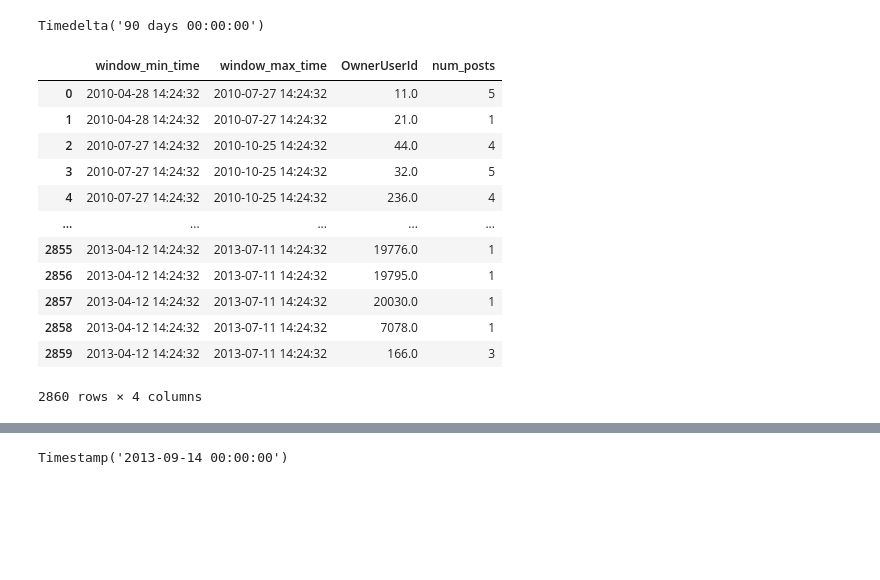
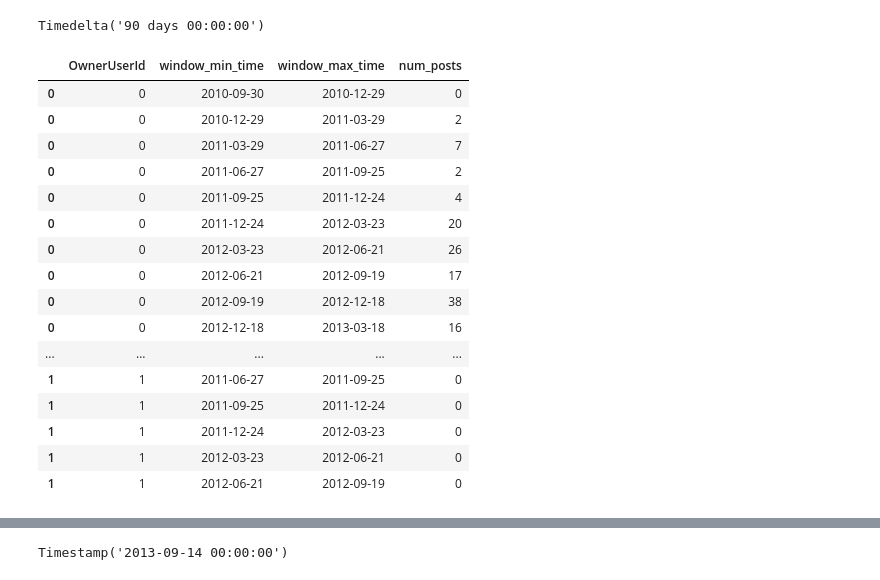
Before and after one commit to snap-stanford/relbench, a Jupyter notebook: examples/forum/analysis.ipynb, the cells around one changed output, grey strips where cells are left out. Saved outputs shown, nothing was run; the diff lists cells and outputs as text; code cells hidden in the pictures; blank space fills up the shorter version.

Commit message:
tested forum dataset and update three tasks (#40)

```diff
--- a/examples/forum/analysis.ipynb
+++ b/examples/forum/analysis.ipynb
@@ -2,7 +2,7 @@
 %load_ext autoreload
 %autoreload 2
 # %%
-from rtb.datasets import get_dataset
+from rtb.datasets.forum import ForumDataset
 
-ds = get_dataset(name="rtb-forum", root="../../data/", process=True)
+ds = ForumDataset(root="../../data", process=False, download=False)
 # %% [output]
@@ -38,5 +58,5 @@ table postHistory , len:  281859
 # %%
-task_name = "user_posts_next_three_months"
+task_name = "UserNumPostsTask"
 window_size = ds.tasks_window_size[task_name]
 window_size
 # %% [output]
@@ -46,18 +66,22 @@ train_table = ds.make_train_table(task_name, window_size)
 val_table = ds.make_val_table(task_name, window_size)
 test_table = ds.make_test_table(task_name, window_size)
 # %%
-train_table.df
+train_table.df.sort_values(["OwnerUserId", "window_min_time"]).head(20)
 # %% [output]
-|  | window_min_time | window_max_time | OwnerUserId | num_posts |
-| 0 | 2010-04-28 14:24:32 | 2010-07-27 14:24:32 | 11.0 | 5 |
-| 1 | 2010-04-28 14:24:32 | 2010-07-27 14:24:32 | 21.0 | 1 |
-| 2 | 2010-07-27 14:24:32 | 2010-10-25 14:24:32 | 44.0 | 4 |
-| 3 | 2010-07-27 14:24:32 | 2010-10-25 14:24:32 | 32.0 | 5 |
-| 4 | 2010-07-27 14:24:32 | 2010-10-25 14:24:32 | 236.0 | 4 |
+|  | OwnerUserId | window_min_time | window_max_time | num_posts |
+| 0 | 0 | 2010-09-30 | 2010-12-29 | 0 |
+| 0 | 0 | 2010-12-29 | 2011-03-29 | 2 |
+| 0 | 0 | 2011-03-29 | 2011-06-27 | 7 |
+| 0 | 0 | 2011-06-27 | 2011-09-25 | 2 |
+| 0 | 0 | 2011-09-25 | 2011-12-24 | 4 |
+| 0 | 0 | 2011-12-24 | 2012-03-23 | 20 |
+| 0 | 0 | 2012-03-23 | 2012-06-21 | 26 |
+| 0 | 0 | 2012-06-21 | 2012-09-19 | 17 |
+| 0 | 0 | 2012-09-19 | 2012-12-18 | 38 |
+| 0 | 0 | 2012-12-18 | 2013-03-18 | 16 |
 | ... | ... | ... | ... | ... |
-| 2855 | 2013-04-12 14:24:32 | 2013-07-11 14:24:32 | 19776.0 | 1 |
-| 2856 | 2013-04-12 14:24:32 | 2013-07-11 14:24:32 | 19795.0 | 1 |
-| 2857 | 2013-04-12 14:24:32 | 2013-07-11 14:24:32 | 20030.0 | 1 |
-| 2858 | 2013-04-12 14:24:32 | 2013-07-11 14:24:32 | 7078.0 | 1 |
-| 2859 | 2013-04-12 14:24:32 | 2013-07-11 14:24:32 | 166.0 | 3 |
+| 1 | 1 | 2011-06-27 | 2011-09-25 | 0 |
+| 1 | 1 | 2011-09-25 | 2011-12-24 | 0 |
+| 1 | 1 | 2011-12-24 | 2012-03-23 | 0 |
+| 1 | 1 | 2012-03-23 | 2012-06-21 | 0 |
+| 1 | 1 | 2012-06-21 | 2012-09-19 | 0 |
-2860 rows × 4 columns
```
Also changed, not shown: parts of 40 cells of this notebook, 3 other files.
